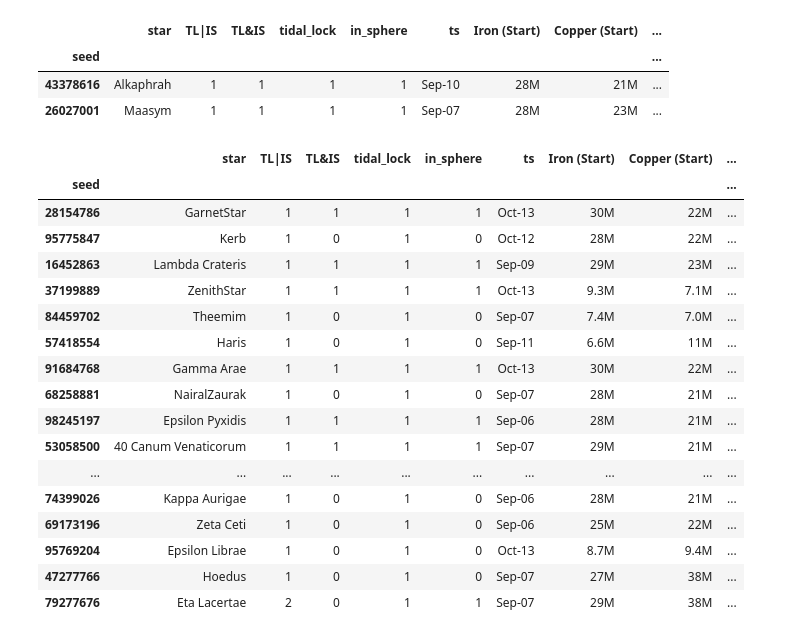
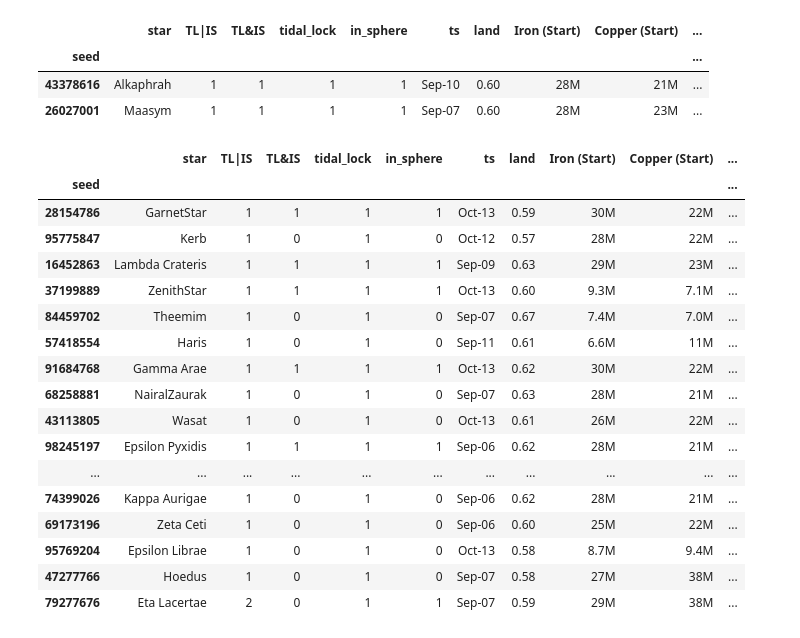
Before and after one commit to drakesiard/dsp-seed-export-parser, a Jupyter notebook: scanner.ipynb, the cells around one changed output. Saved outputs shown, nothing was run; the diff lists cells and outputs as text; code cells hidden in the pictures.

Commit message:
Yet more starting systems, resource distributions

```diff
--- a/scanner.ipynb
+++ b/scanner.ipynb
@@ -238,7 +244,7 @@ def scan_systems(universe):
                 'tidal_lock': (planet['singularity'] & singularity_flags['TidalLocked']) > 0,
                 'in_sphere': planet['sunDistance'] <= max_dyson_rad / DYSON_SPHERE_BUFFER,
                 'ocean': planet.get('waterItem', None),
-
+                'landPercent': planet.get('landPercent', 0.),
             }
             if 'vein' in planet:
                 planet_veins = {vein_type_map[k]: v for k, v in planet['vein'].items()}
@@ -335,0 +342,3 @@ time: 20.6 ms (started: 2021-10-13 12:07:47 +01:00)
+# %%
+homeworlds = home_system_planets.query('homeworld == True')
+landmass = homeworlds[['seed', 'landPercent']].rename(columns={'landPercent': 'land'})
@@ -364,22 +375,29 @@ def M_scaler(f):
     else:
         return '{:.0f}M'.format(f / 1e6)
 
-formatters = {
+def f2_scaler(f):
+    return '{:.2f}'.format(f)
+
+shaders = {
     'limit': M_scaler,
+    'land': f2_scaler,
     **{col: S_scaler for col in S_scaled},
     **{col: M_scaler for col in M_scaled},
     **{col + ' (Start)': S_scaler for col in S_scaled},
     **{col + ' (Start)': M_scaler for col in M_scaled},
 }
+formatters = {**shaders,
+    'ts': lambda x: x.strftime('%b-%d')
+}
 
 def shader(series, pct):
-    pct_subset = pct.loc[series.index, series.name] ** (1/3)
+    pct_subset = pct.loc[series.index, series.name] ** (4/5)
     cmap = mpl.cm.get_cmap('coolwarm_r')
     rgb = [sns.set_hls_values(color=cmap(x), h=None, l=0.75, s=None) for x in pct_subset]
     return ['background: {};'.format(mpl.colors.rgb2hex(x)) for x in rgb]
 
 def show(full_df, df):
-    shade_cols = [x for x in df.columns if x in formatters.keys()]
+    shade_cols = [x for x in df.columns if x in shaders.keys()]
     pct = full_df[shade_cols].rank(pct=True, method='min')
     display(HTML(
         df.style
@@ -394,15 +412,11 @@ home_resources['limit'] =  home_resources[base_types].min(axis='columns')
 
 seed_res = (
     tl_is.reset_index(level='star')
-    .merge(
-        seed_df,
-        on='seed', validate='1:1')
-    .merge(
-        home_resources,
-        on='seed', validate='1:1')
+    .merge(seed_df, on='seed', validate='1:1')
+    .merge(landmass, on='seed', validate='1:1')
+    .merge(home_resources, on='seed', validate='1:1')
     .merge(
         star_df.groupby('seed')[ocean_types + vein_types + gas_types].sum(),
         on='seed', validate='1:1', suffixes=[' (Start)', ''])
 )
-seed_res['ts'] = seed_res['ts'].dt.strftime('%b-%d')
 # %% [output]
@@ -410,44 +424,46 @@ time: 71.5 ms (started: 2021-10-13 12:07:47 +01:00)
 # %%
 enough_fire_ice = (
     (seed_res['Fire ice (Start)'] > 1e6)
     | ((seed_res['Fire ice (Start)'] > 0) & (seed_res['Fire ice gas (Start)'] > 0))
+    # | (seed_res['Fire ice gas (Start)'] > 0.5)
 )
 
 potential = (
     seed_res
     .loc[enough_fire_ice]
     # .query('`TL|IS` >= 1')
     .query('`tidal_lock` >= 1')
     # .query('limit > 6e6')
     # .query('`Organic Crystal` > 50e6')
+    # .query('`land` > .6')
 
     .sort_values('limit', ascending=False)
     # .sort_values('Organic Crystal', ascending=False)
 ).set_index('seed')
 
 pre_run = potential.index.isin(previous_runs)
 show(potential, potential.loc[pre_run])
-show(potential, potential.loc[~pre_run].head(50))
+show(potential, potential.loc[~pre_run].head(25))
 # %% [output]
-|  | star | TL|IS | TL&IS | tidal_lock | in_sphere | ts | Iron (Start) | Copper (Start) | ... |
-| seed |  |  |  |  |  |  |  |  | ... |
-| 43378616 | Alkaphrah | 1 | 1 | 1 | 1 | Sep-10 | 28M | 21M | ... |
-| 26027001 | Maasym | 1 | 1 | 1 | 1 | Sep-07 | 28M | 23M | ... |
+|  | star | TL|IS | TL&IS | tidal_lock | in_sphere | ts | land | Iron (Start) | Copper (Start) | ... |
+| seed |  |  |  |  |  |  |  |  |  | ... |
+| 43378616 | Alkaphrah | 1 | 1 | 1 | 1 | Sep-10 | 0.60 | 28M | 21M | ... |
+| 26027001 | Maasym | 1 | 1 | 1 | 1 | Sep-07 | 0.60 | 28M | 23M | ... |
-|  | star | TL|IS | TL&IS | tidal_lock | in_sphere | ts | Iron (Start) | Copper (Start) | ... |
-| seed |  |  |  |  |  |  |  |  | ... |
-| 28154786 | GarnetStar | 1 | 1 | 1 | 1 | Oct-13 | 30M | 22M | ... |
-| 95775847 | Kerb | 1 | 0 | 1 | 0 | Oct-12 | 28M | 22M | ... |
-| 16452863 | Lambda Crateris | 1 | 1 | 1 | 1 | Sep-09 | 29M | 23M | ... |
-| 37199889 | ZenithStar | 1 | 1 | 1 | 1 | Oct-13 | 9.3M | 7.1M | ... |
-| 84459702 | Theemim | 1 | 0 | 1 | 0 | Sep-07 | 7.4M | 7.0M | ... |
-| 57418554 | Haris | 1 | 0 | 1 | 0 | Sep-11 | 6.6M | 11M | ... |
-| 91684768 | Gamma Arae | 1 | 1 | 1 | 1 | Oct-13 | 30M | 22M | ... |
-| 68258881 | NairalZaurak | 1 | 0 | 1 | 0 | Sep-07 | 28M | 21M | ... |
-| 98245197 | Epsilon Pyxidis | 1 | 1 | 1 | 1 | Sep-06 | 28M | 21M | ... |
-| 53058500 | 40 Canum Venaticorum | 1 | 1 | 1 | 1 | Sep-07 | 29M | 21M | ... |
-| ... | ... | ... | ... | ... | ... | ... | ... | ... | ... |
-| 74399026 | Kappa Aurigae | 1 | 0 | 1 | 0 | Sep-06 | 28M | 21M | ... |
-| 69173196 | Zeta Ceti | 1 | 0 | 1 | 0 | Sep-06 | 25M | 22M | ... |
-| 95769204 | Epsilon Librae | 1 | 0 | 1 | 0 | Oct-13 | 8.7M | 9.4M | ... |
-| 47277766 | Hoedus | 1 | 0 | 1 | 0 | Sep-07 | 27M | 38M | ... |
-| 79277676 | Eta Lacertae | 2 | 0 | 1 | 1 | Sep-07 | 29M | 38M | ... |
+|  | star | TL|IS | TL&IS | tidal_lock | in_sphere | ts | land | Iron (Start) | Copper (Start) | ... |
+| seed |  |  |  |  |  |  |  |  |  | ... |
+| 28154786 | GarnetStar | 1 | 1 | 1 | 1 | Oct-13 | 0.59 | 30M | 22M | ... |
+| 95775847 | Kerb | 1 | 0 | 1 | 0 | Oct-12 | 0.57 | 28M | 22M | ... |
+| 16452863 | Lambda Crateris | 1 | 1 | 1 | 1 | Sep-09 | 0.63 | 29M | 23M | ... |
+| 37199889 | ZenithStar | 1 | 1 | 1 | 1 | Oct-13 | 0.60 | 9.3M | 7.1M | ... |
+| 84459702 | Theemim | 1 | 0 | 1 | 0 | Sep-07 | 0.67 | 7.4M | 7.0M | ... |
+| 57418554 | Haris | 1 | 0 | 1 | 0 | Sep-11 | 0.61 | 6.6M | 11M | ... |
+| 91684768 | Gamma Arae | 1 | 1 | 1 | 1 | Oct-13 | 0.62 | 30M | 22M | ... |
+| 68258881 | NairalZaurak | 1 | 0 | 1 | 0 | Sep-07 | 0.63 | 28M | 21M | ... |
+| 43113805 | Wasat | 1 | 0 | 1 | 0 | Oct-13 | 0.61 | 26M | 22M | ... |
+| 98245197 | Epsilon Pyxidis | 1 | 1 | 1 | 1 | Sep-06 | 0.62 | 28M | 21M | ... |
+| ... | ... | ... | ... | ... | ... | ... | ... | ... | ... | ... |
+| 74399026 | Kappa Aurigae | 1 | 0 | 1 | 0 | Sep-06 | 0.62 | 28M | 21M | ... |
+| 69173196 | Zeta Ceti | 1 | 0 | 1 | 0 | Sep-06 | 0.60 | 25M | 22M | ... |
+| 95769204 | Epsilon Librae | 1 | 0 | 1 | 0 | Oct-13 | 0.58 | 8.7M | 9.4M | ... |
+| 47277766 | Hoedus | 1 | 0 | 1 | 0 | Sep-07 | 0.58 | 27M | 38M | ... |
+| 79277676 | Eta Lacertae | 2 | 0 | 1 | 1 | Sep-07 | 0.59 | 29M | 38M | ... |
```
Also changed, not shown: parts of 22 cells of this notebook.
